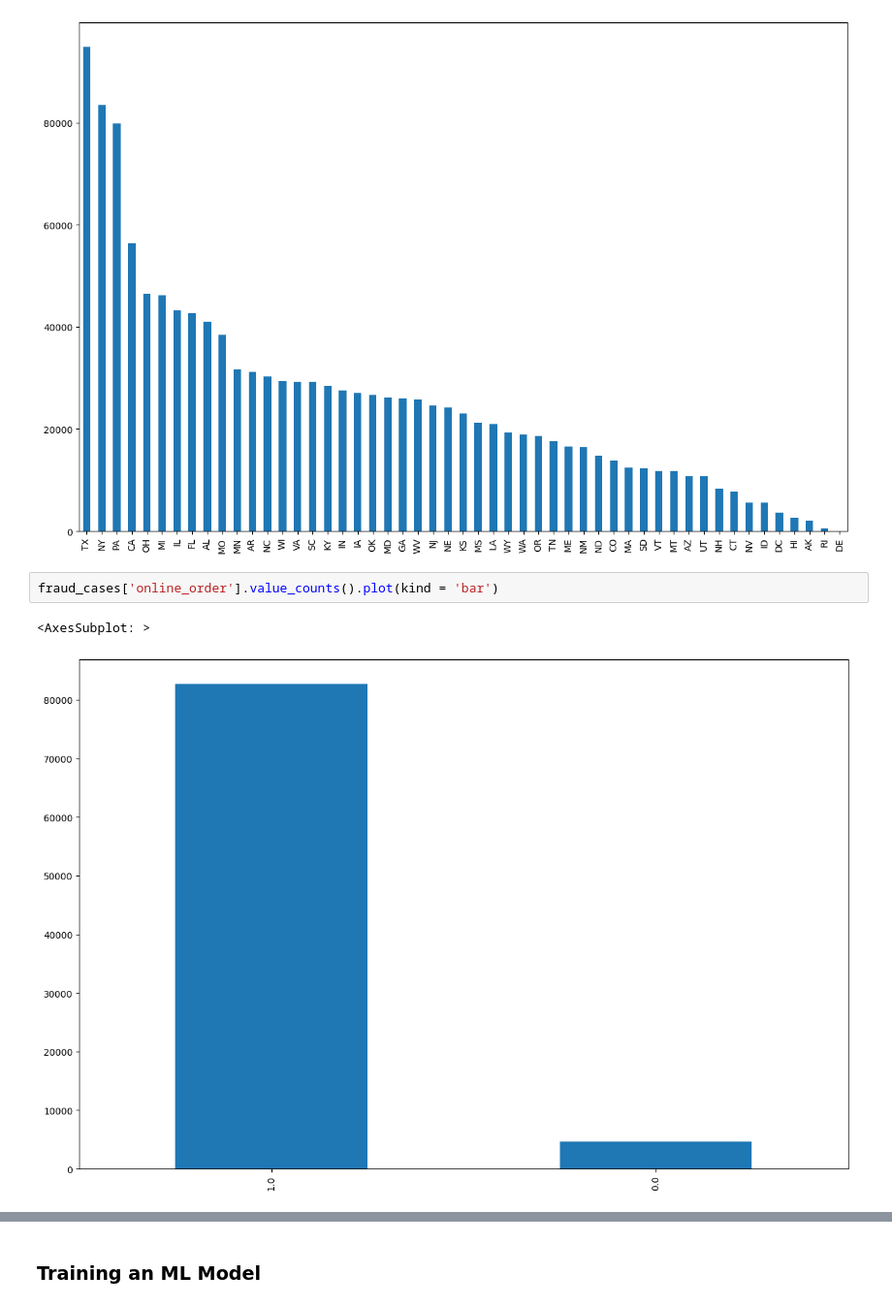
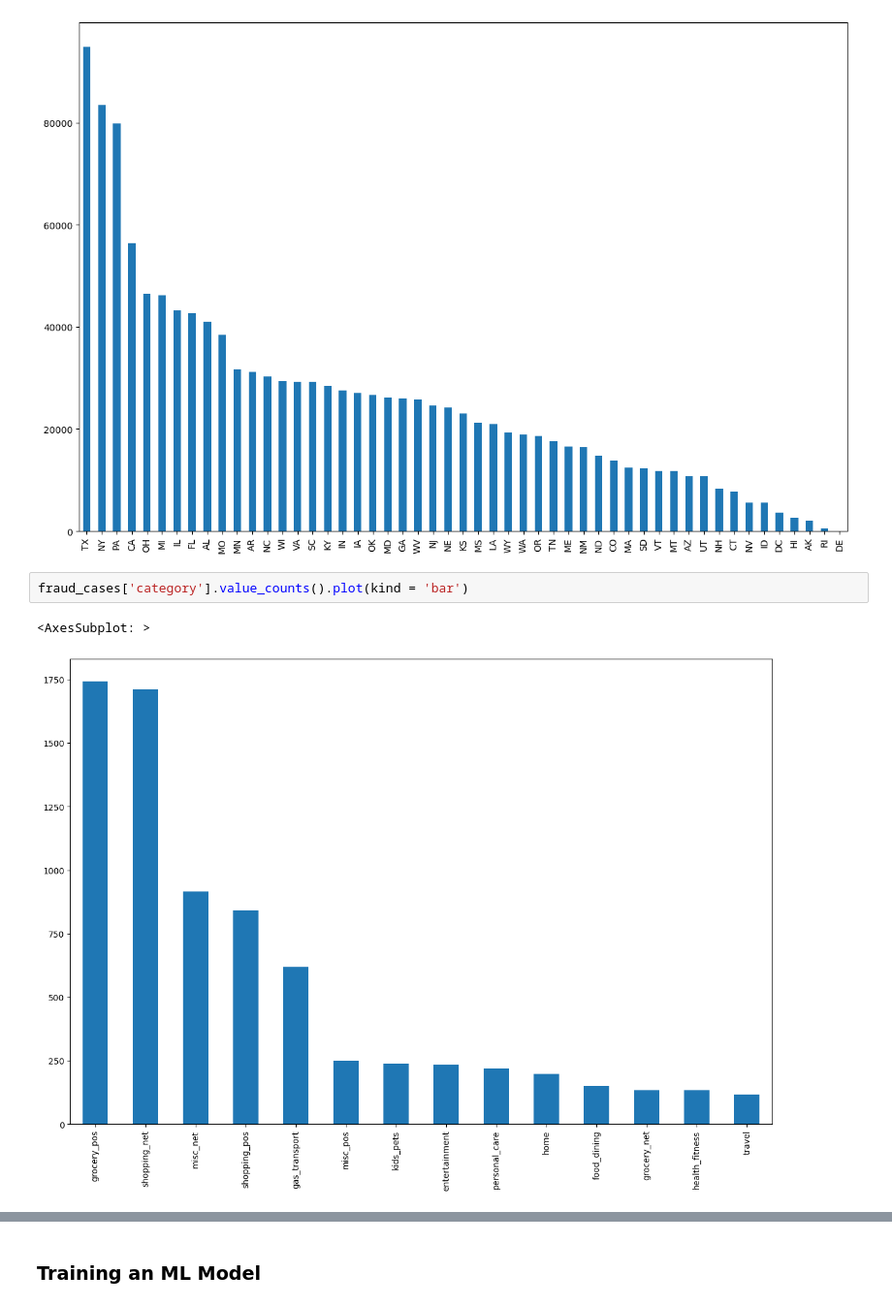
Before and after one commit to suhasmaddali/Credit-Card-Fraud-Detection, a Jupyter notebook: Credit Card Fraud Detection.ipynb, the cells around one changed output, grey strips where cells are left out. Shown at 97% size. Cells and saved outputs as stored; diff of their text form.

Commit message:
Added EDA plots

```diff
--- a/Credit Card Fraud Detection.ipynb
+++ b/Credit Card Fraud Detection.ipynb
@@ -130,8 +138,8 @@ plt.show()
 # %% [output]
 [figure]
 # %%
-fraud_cases['online_order'].value_counts().plot(kind = 'bar')
+fraud_cases['category'].value_counts().plot(kind = 'bar')
 # %% [output]
 <AxesSubplot: >
-[figure, old version]
+[figure, new version]
 # %%
```
Also changed, not shown: parts of 18 cells of this notebook.
